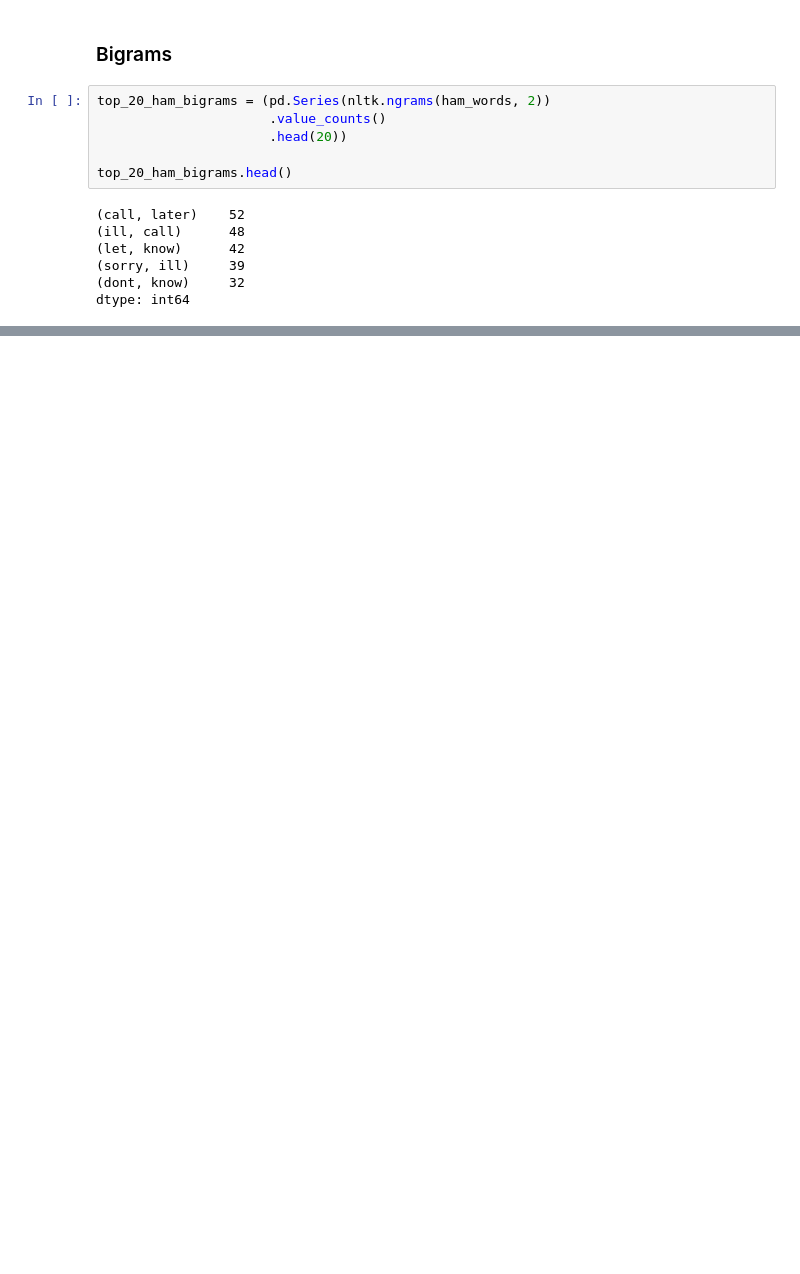
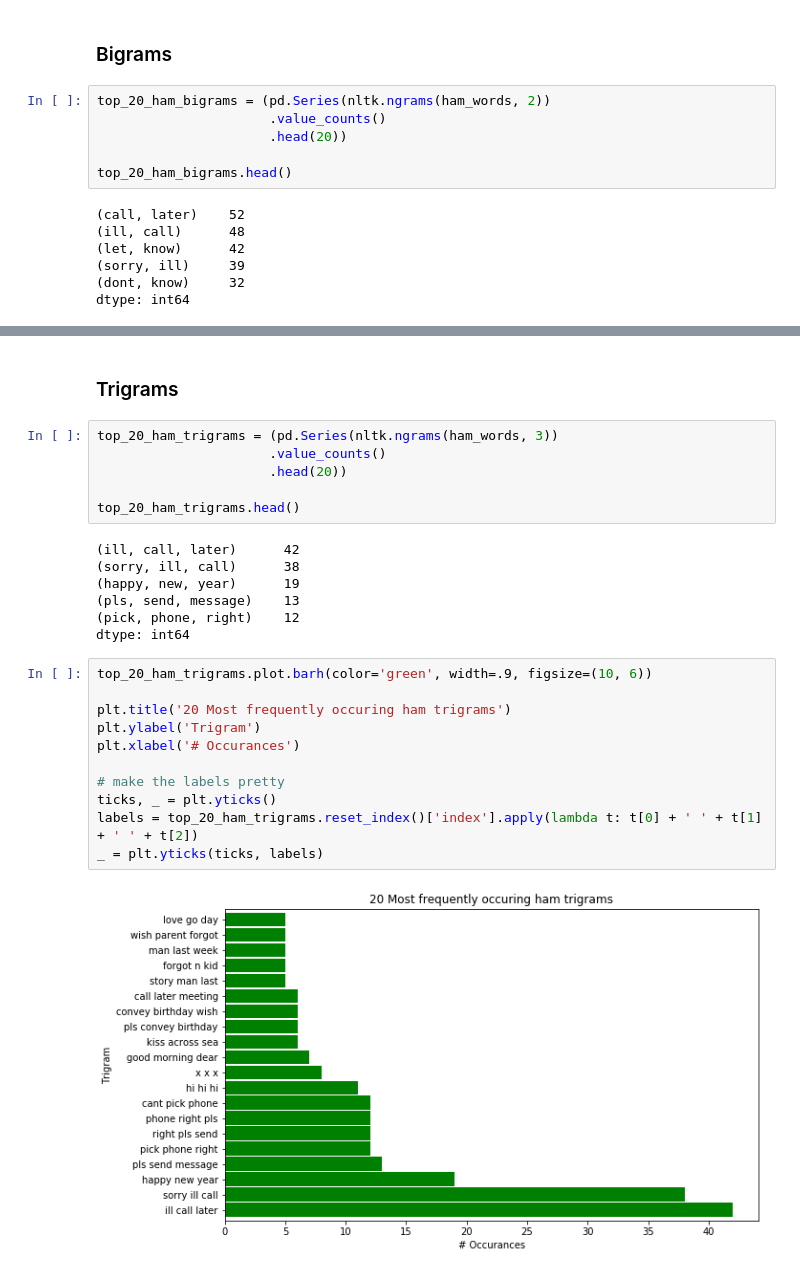
Before and after one commit to ksanmiguel10/ds-methodologies-exercises, a Jupyter notebook: NLP/explore.ipynb, the cells around one changed output, grey strips where cells are left out. Drawn from its saved outputs; the diff is of its cells as text; blank space fills up the shorter version.

```diff
--- a/NLP/explore.ipynb
+++ b/NLP/explore.ipynb
@@ -209,0 +210,28 @@ plt.axis('off')
+# %% [markdown]
+### Trigrams
+# %%
+top_20_ham_trigrams = (pd.Series(nltk.ngrams(ham_words, 3))
+                      .value_counts()
+                      .head(20))
+
+top_20_ham_trigrams.head()
+# %% [output]
+(ill, call, later)      42
+(sorry, ill, call)      38
+(happy, new, year)      19
+(pls, send, message)    13
+(pick, phone, right)    12
+dtype: int64
+# %%
+top_20_ham_trigrams.plot.barh(color='green', width=.9, figsize=(10, 6))
+
+plt.title('20 Most frequently occuring ham trigrams')
+plt.ylabel('Trigram')
+plt.xlabel('# Occurances')
+
+# make the labels pretty
+ticks, _ = plt.yticks()
+labels = top_20_ham_trigrams.reset_index()['index'].apply(lambda t: t[0] + ' ' + t[1] + ' ' + t[2])
+_ = plt.yticks(ticks, labels)
+# %% [output]
+[figure, added]
```
Also changed, not shown: parts of 40 cells of this notebook.
